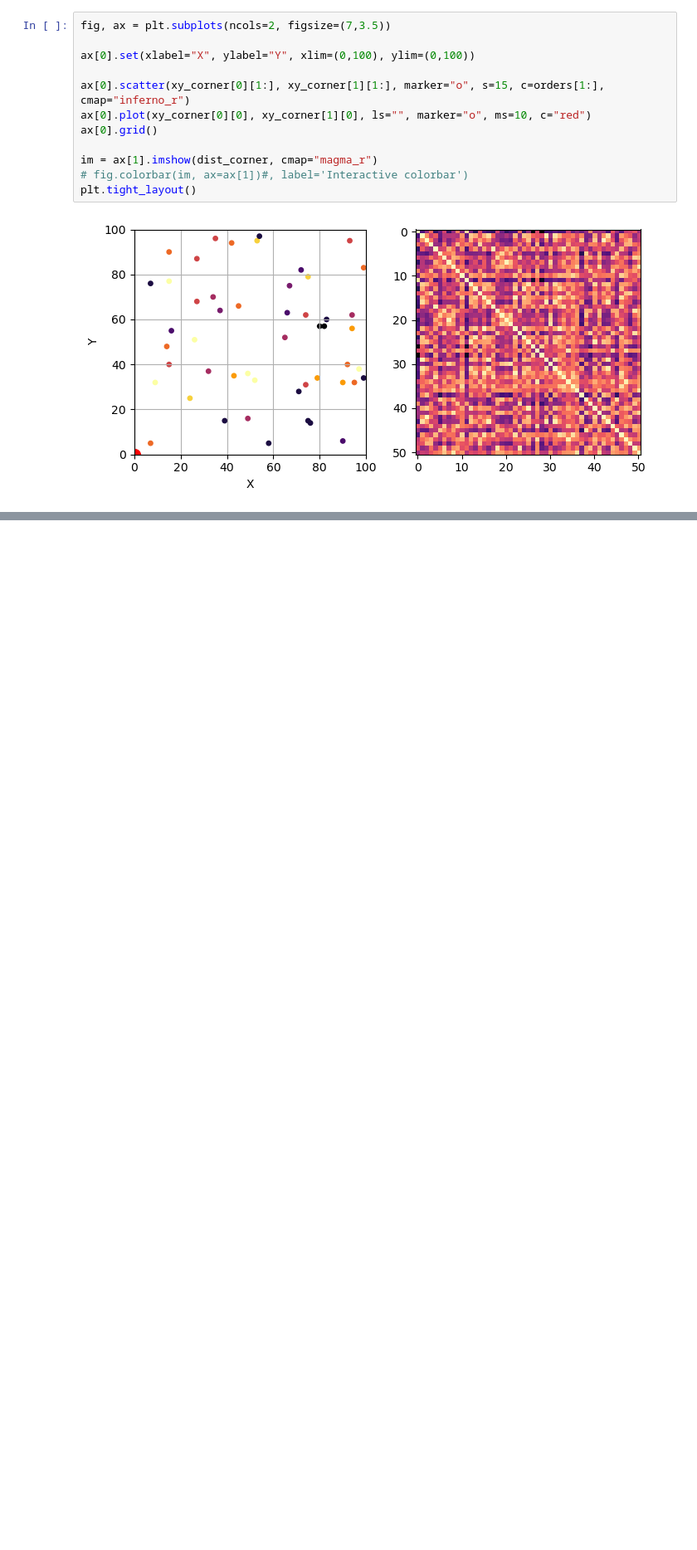
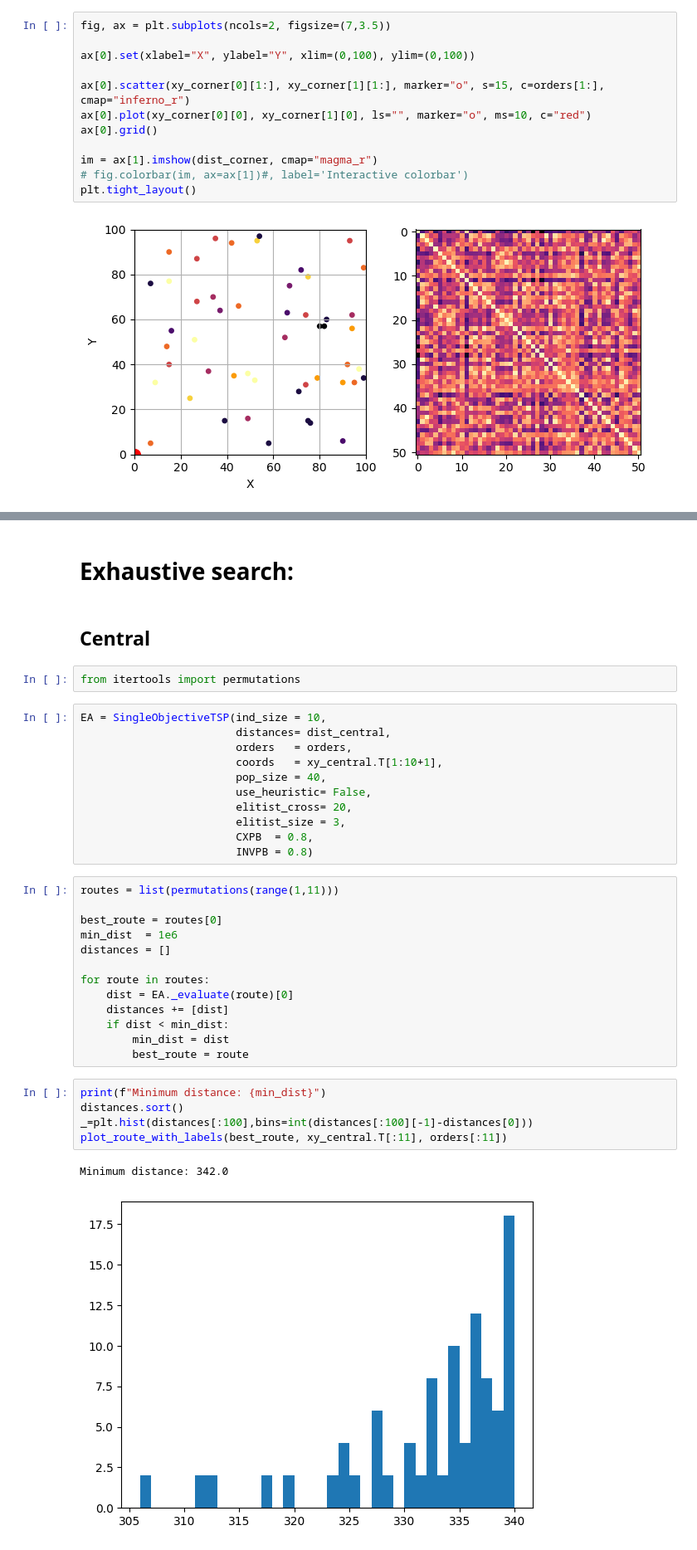
Before and after one commit to bernardo-silva/ComputationalIntelligence-project2, a Jupyter notebook: proj1.ipynb, the cells around one changed output, grey strips where cells are left out. Shown: that part at 83% size. Saved outputs shown, nothing was run; the diff lists cells and outputs as text; blank space fills up the shorter version.

```diff
--- a/proj1.ipynb
+++ b/proj1.ipynb
@@ -423,0 +43,38 @@ plot_route([15, 22, 24, 13, 26, 28, 17,  4, 20,  7, 30, 21,  5, 19,  8,
+# %% [markdown]
+# Exhaustive search:
+# %% [markdown]
+## Central
+# %%
+from itertools import permutations
+# %%
+EA = SingleObjectiveTSP(ind_size = 10,
+                        distances= dist_central,
+                        orders   = orders,
+                        coords   = xy_central.T[1:10+1],
+                        pop_size = 40,
+                        use_heuristic= False,
+                        elitist_cross= 20,
+                        elitist_size = 3,
+                        CXPB  = 0.8,
+                        INVPB = 0.8)
+# %%
+routes = list(permutations(range(1,11)))
+
+best_route = routes[0]
+min_dist  = 1e6
+distances = []
+
+for route in routes:
+    dist = EA._evaluate(route)[0]
+    distances += [dist]
+    if dist < min_dist:
+        min_dist = dist
+        best_route = route
+# %%
+print(f"Minimum distance: {min_dist}")
+distances.sort()
+_=plt.hist(distances[:100],bins=int(distances[:100][-1]-distances[0]))
+plot_route_with_labels(best_route, xy_central.T[:11], orders[:11])
+# %% [output]
+Minimum distance: 342.0
+[figure, added]
```
Also changed, not shown: parts of 50 cells of this notebook, 17 other files.
